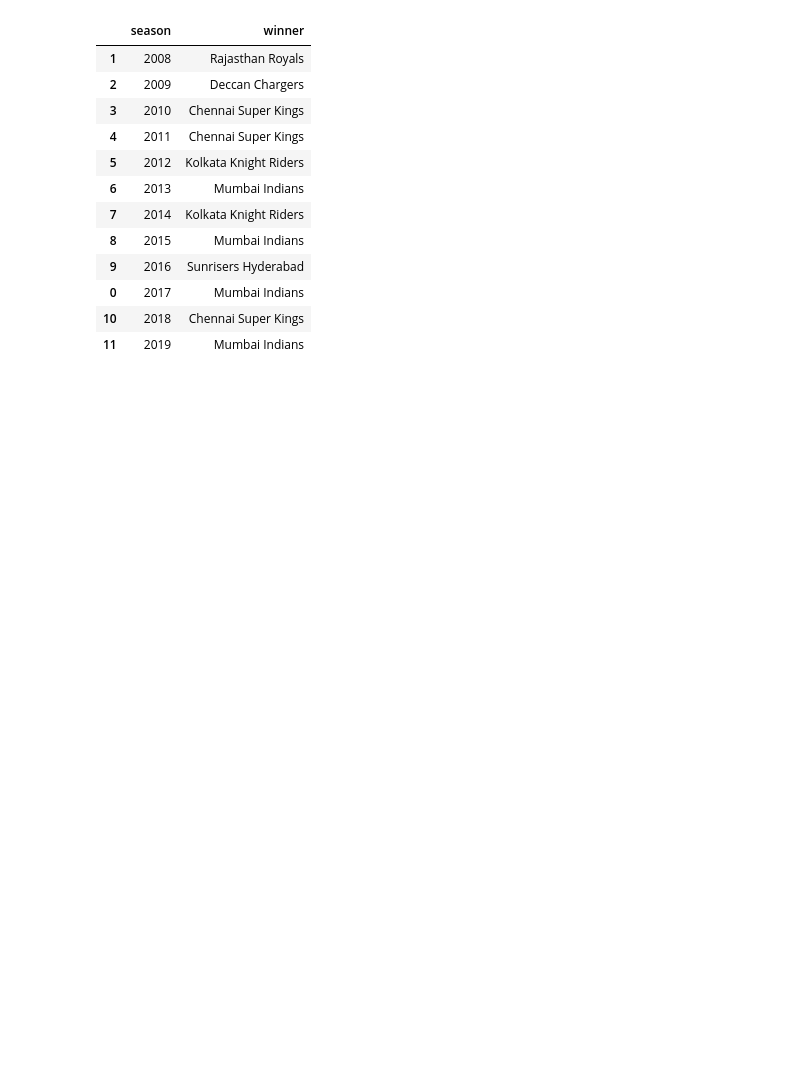
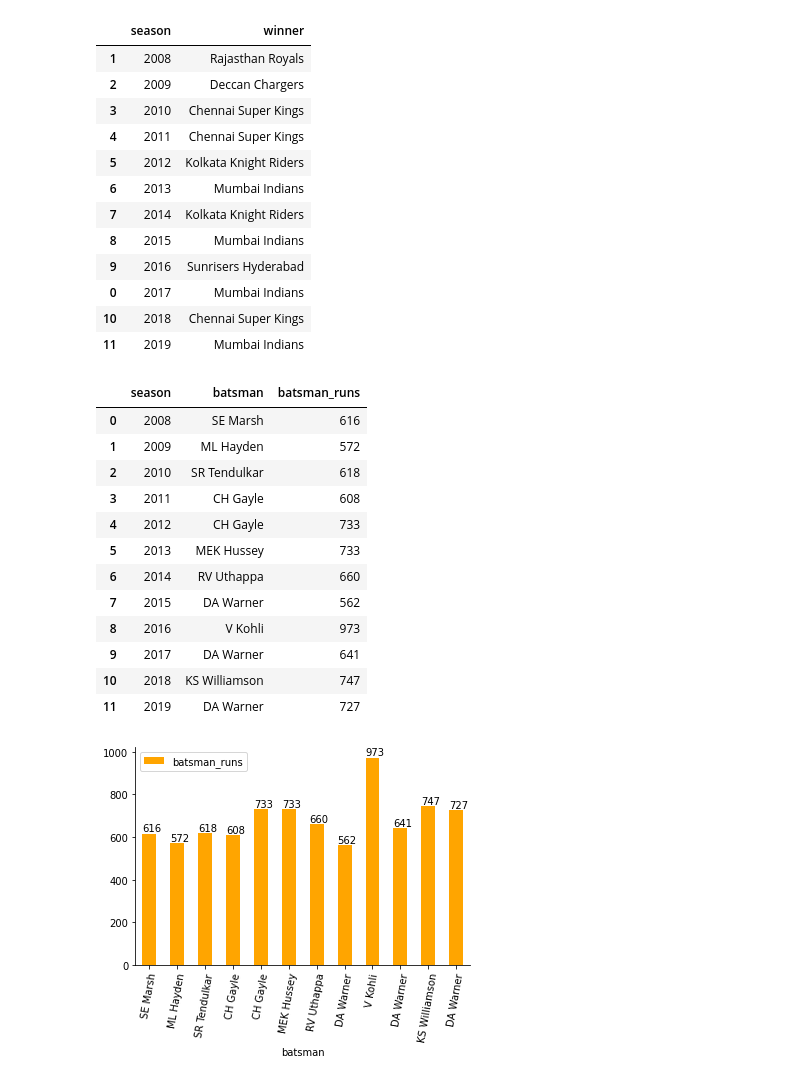
Before and after one commit to jddotcom/Exploratory-Data-Analysis---Sports, a Jupyter notebook: Exploratory Data Analysis - Sports.ipynb, the cells around one changed output. Saved outputs shown, nothing was run; the diff lists cells and outputs as text; code cells hidden in the pictures; blank space fills up the shorter version.

```diff
--- a/Exploratory Data Analysis - Sports.ipynb
+++ b/Exploratory Data Analysis - Sports.ipynb
@@ -26,8 +31,8 @@ def annot_plot(ax,w,h):
         ax.annotate('{}'.format(p.get_height()), (p.get_x()+w, p.get_height()+h))
 # %%
 #Reading Data
-match_data=pd.read_csv('matches.csv')
-deliveries_data=pd.read_csv('deliveries.csv')
+match_data=pd.read_csv('/content/drive/MyDrive/Colab Notebooks/GRIP/matches.csv')
+deliveries_data=pd.read_csv('/content/drive/MyDrive/Colab Notebooks/GRIP/deliveries.csv')
 # %%
 season_data=match_data[['id','season','winner']]
 
@@ -145,4 +149,27 @@ final_matches[['season','winner']].reset_index(drop=True).sort_values('season')
 | 0 | 2017 | Mumbai Indians |
 | 10 | 2018 | Chennai Super Kings |
 | 11 | 2019 | Mumbai Indians |
+# %%
+#Orange Cap Winners
+Season_orange_cap = complete_data.groupby(["season","batsman"])["batsman_runs"].sum().reset_index().sort_values(by="batsman_runs",ascending=False).reset_index(drop=True)
+Season_orange_cap= Season_orange_cap.drop_duplicates(subset=["season"],keep="first").sort_values(by="season").reset_index(drop=True)
+ax=Season_orange_cap.plot('batsman','batsman_runs',color='orange',kind='bar')
+plt.xticks(rotation=80)
+annot_plot(ax,0,10)
+Season_orange_cap
+# %% [output]
+|  | season | batsman | batsman_runs |
+| 0 | 2008 | SE Marsh | 616 |
+| 1 | 2009 | ML Hayden | 572 |
+| 2 | 2010 | SR Tendulkar | 618 |
+| 3 | 2011 | CH Gayle | 608 |
+| 4 | 2012 | CH Gayle | 733 |
+| 5 | 2013 | MEK Hussey | 733 |
+| 6 | 2014 | RV Uthappa | 660 |
+| 7 | 2015 | DA Warner | 562 |
+| 8 | 2016 | V Kohli | 973 |
+| 9 | 2017 | DA Warner | 641 |
+| 10 | 2018 | KS Williamson | 747 |
+| 11 | 2019 | DA Warner | 727 |
+[figure, added]
 # %%
```
Also changed, not shown: parts of 27 cells of this notebook.
